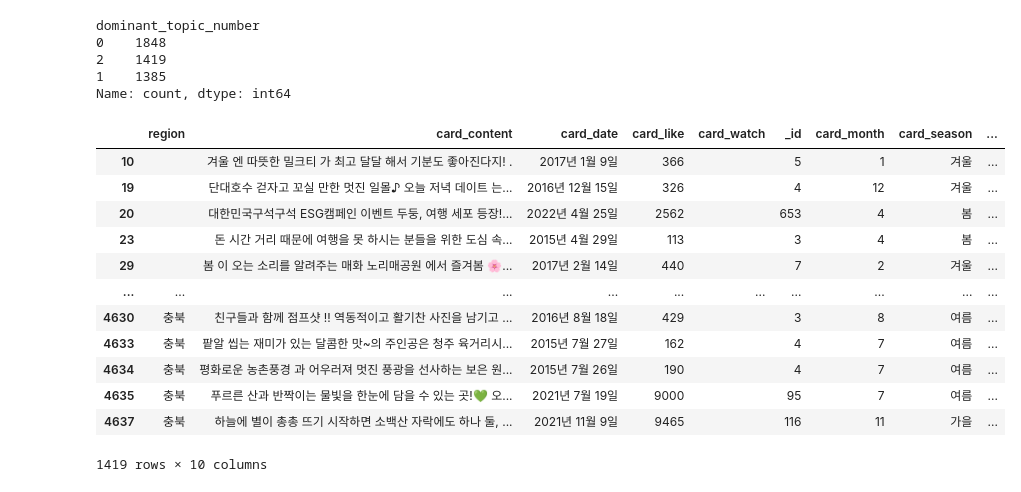
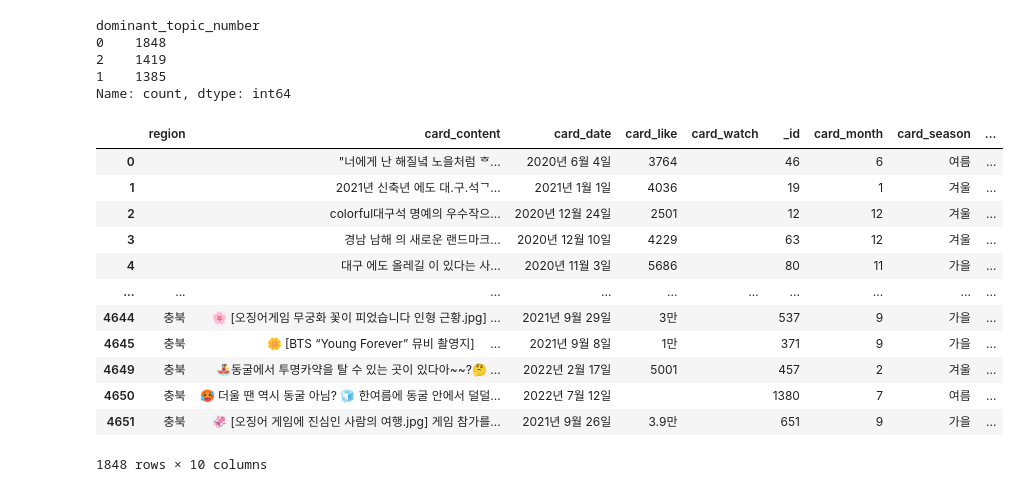
Before and after one commit to nohjuhyeon/AI_LKJ_hubs_fastapi, a Jupyter notebook: data_analysis/instagram_review/jh_instagram_topic_first.ipynb, the cells around one changed output. Saved outputs shown, nothing was run; the diff lists cells and outputs as text; code cells hidden in the pictures.

```diff
--- a/data_analysis/instagram_review/jh_instagram_topic_first.ipynb
+++ b/data_analysis/instagram_review/jh_instagram_topic_first.ipynb
@@ -362,18 +362,18 @@ Name: count, dtype: int64
 # %%
 df_sns_title.loc[:,'content_topic'] = df_topics_score['dominant_topic_number']
 # %%
-df_sns_title.query("content_topic==2")
+df_sns_title.query("content_topic==0")
 # %% [output]
 |  | region | card_content | card_date | card_like | card_watch | _id | card_month | card_season | ... |
-| 10 |  | 겨울 엔 따뜻한 밀크티 가 최고 달달 해서 기분도 좋아진다지! . | 2017년 1월 9일 | 366 |  | 5 | 1 | 겨울 | ... |
-| 19 |  | 단대호수 걷자고 꼬실 만한 멋진 일몰♪ 오늘 저녁 데이트 는... | 2016년 12월 15일 | 326 |  | 4 | 12 | 겨울 | ... |
-| 20 |  | 대한민국구석구석 ESG캠페인 이벤트 두둥, 여행 세포 등장!... | 2022년 4월 25일 | 2562 |  | 653 | 4 | 봄 | ... |
-| 23 |  | 돈 시간 거리 때문에 여행을 못 하시는 분들을 위한 도심 속... | 2015년 4월 29일 | 113 |  | 3 | 4 | 봄 | ... |
-| 29 |  | 봄 이 오는 소리를 알려주는 매화 노리매공원 에서 즐겨봄 🌸... | 2017년 2월 14일 | 440 |  | 7 | 2 | 겨울 | ... |
+| 0 |  | "너에게 난 해질녘 노을처럼 ᄒ... | 2020년 6월 4일 | 3764 |  | 46 | 6 | 여름 | ... |
+| 1 |  | 2021년 신축년 에도 대.구.석ᄀ... | 2021년 1월 1일 | 4036 |  | 19 | 1 | 겨울 | ... |
+| 2 |  | colorful대구석 명예의 우수작으... | 2020년 12월 24일 | 2501 |  | 12 | 12 | 겨울 | ... |
+| 3 |  | 경남 남해 의 새로운 랜드마크... | 2020년 12월 10일 | 4229 |  | 63 | 12 | 겨울 | ... |
+| 4 |  | 대구 에도 올레길 이 있다는 사... | 2020년 11월 3일 | 5686 |  | 80 | 11 | 가을 | ... |
 | ... | ... | ... | ... | ... | ... | ... | ... | ... | ... |
-| 4630 | 충북 | 친구들과 함께 점프샷 !! 역동적이고 활기찬 사진을 남기고 ... | 2016년 8월 18일 | 429 |  | 3 | 8 | 여름 | ... |
-| 4633 | 충북 | 팥알 씹는 재미가 있는 달콤한 맛~의 주인공은 청주 육거리시... | 2015년 7월 27일 | 162 |  | 4 | 7 | 여름 | ... |
-| 4634 | 충북 | 평화로운 농촌풍경 과 어우러져 멋진 풍광을 선사하는 보은 원... | 2015년 7월 26일 | 190 |  | 4 | 7 | 여름 | ... |
-| 4635 | 충북 | 푸르른 산과 반짝이는 물빛을 한눈에 담을 수 있는 곳!💚 오... | 2021년 7월 19일 | 9000 |  | 95 | 7 | 여름 | ... |
-| 4637 | 충북 | 하늘에 별이 총총 뜨기 시작하면 소백산 자락에도 하나 둘, ... | 2021년 11월 9일 | 9465 |  | 116 | 11 | 가을 | ... |
+| 4644 | 충북 | 🌸 [오징어게임 무궁화 꽃이 피었습니다 인형 근황.jpg] ... | 2021년 9월 29일 | 3만 |  | 537 | 9 | 가을 | ... |
+| 4645 | 충북 | 🌼 [BTS “Young Forever” 뮤비 촬영지] ⠀ ... | 2021년 9월 8일 | 1만 |  | 371 | 9 | 가을 | ... |
+| 4649 | 충북 | 🚣‍♀️동굴에서 투명카약을 탈 수 있는 곳이 있다아~~?🤔 ... | 2022년 2월 17일 | 5001 |  | 457 | 2 | 겨울 | ... |
+| 4650 | 충북 | 🥵 더울 땐 역시 동굴 아님? 🧊 한여름에 동굴 안에서 덜덜... | 2022년 7월 12일 |  |  | 1380 | 7 | 여름 | ... |
+| 4651 | 충북 | 🦑 [오징어 게임에 진심인 사람의 여행.jpg] 게임 참가를... | 2021년 9월 26일 | 3.9만 |  | 651 | 9 | 가을 | ... |
-1419 rows × 10 columns
+1848 rows × 10 columns
```
Also changed, not shown: parts of 1 cell of this notebook, 1 other file.
